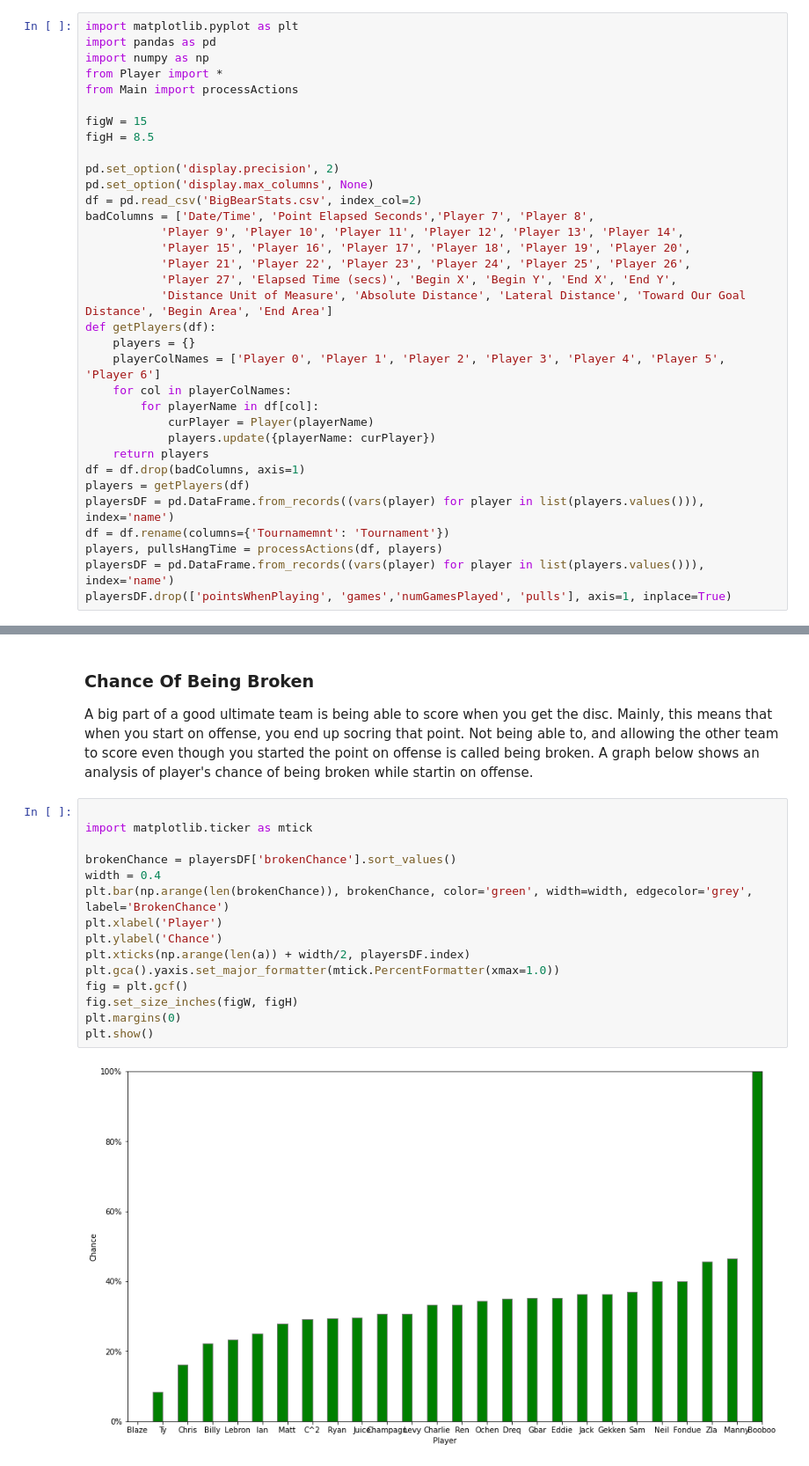
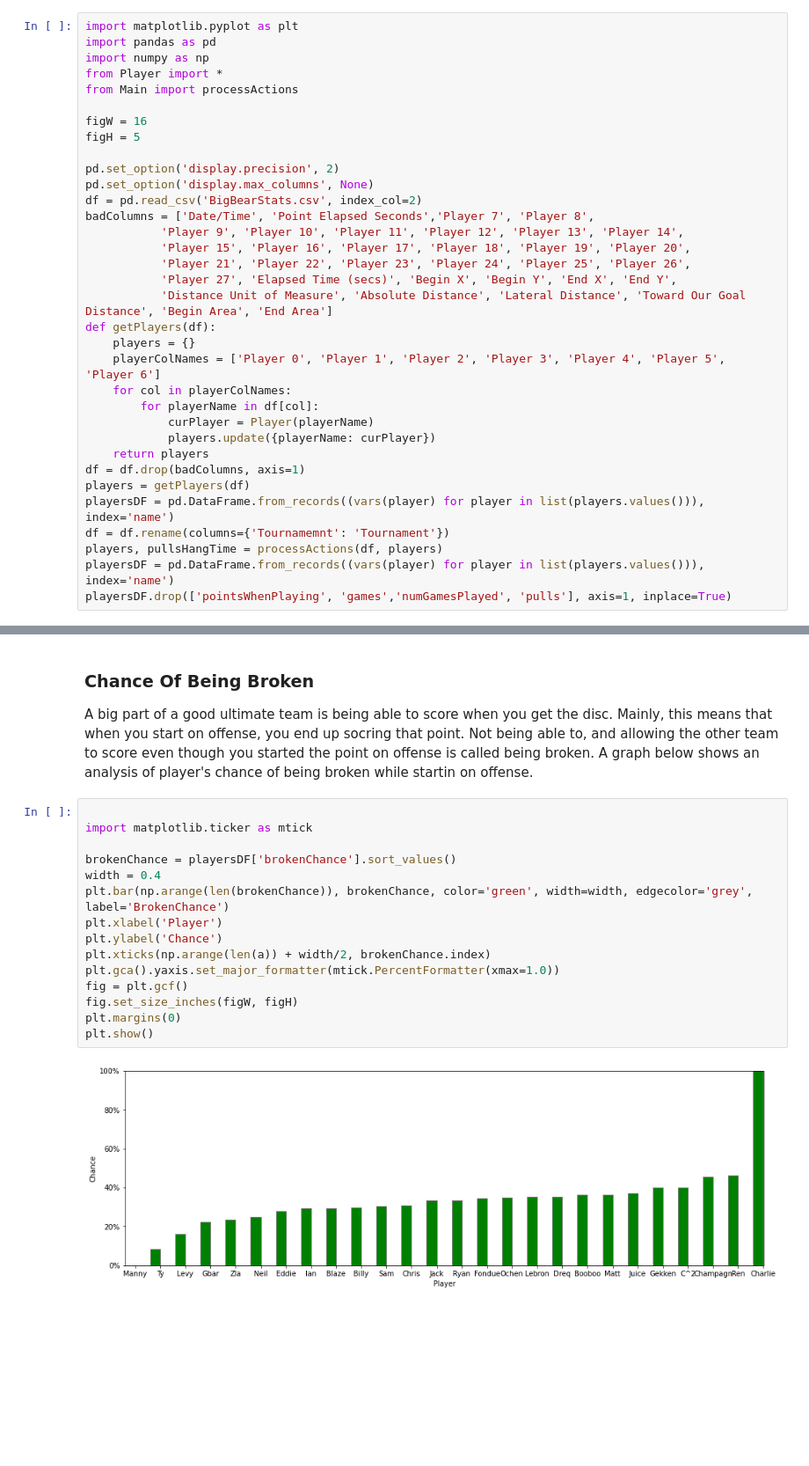
Before and after one commit to acohen89/BigBearStats, a Jupyter notebook: FinalProject.ipynb, the cells around one changed output, grey strips where cells are left out. Shown at 88% size. Drawn from its saved outputs; the diff is of its cells as text; blank space fills up the shorter version.

```diff
--- a/FinalProject.ipynb
+++ b/FinalProject.ipynb
@@ -19,8 +49,8 @@ import numpy as np
 from Player import *
 from Main import processActions
 
-figW = 15
-figH = 8.5
+figW = 16
+figH = 5
 
 pd.set_option('display.precision', 2)
 pd.set_option('display.max_columns', None)
@@ -263,17 +304,17 @@ A big part of a good ultimate team is being able to score when you get the disc.
 # %%
 
 import matplotlib.ticker as mtick
 
 brokenChance = playersDF['brokenChance'].sort_values()
 width = 0.4
 plt.bar(np.arange(len(brokenChance)), brokenChance, color='green', width=width, edgecolor='grey', label='BrokenChance')
 plt.xlabel('Player')
 plt.ylabel('Chance')
-plt.xticks(np.arange(len(a)) + width/2, playersDF.index)
+plt.xticks(np.arange(len(a)) + width/2, brokenChance.index)
 plt.gca().yaxis.set_major_formatter(mtick.PercentFormatter(xmax=1.0))
 fig = plt.gcf()
 fig.set_size_inches(figW, figH)
 plt.margins(0)
 plt.show()
 # %% [output]
-[figure, old version]
+[figure, new version]
```
Also changed, not shown: parts of 15 cells of this notebook, 2 other files.
